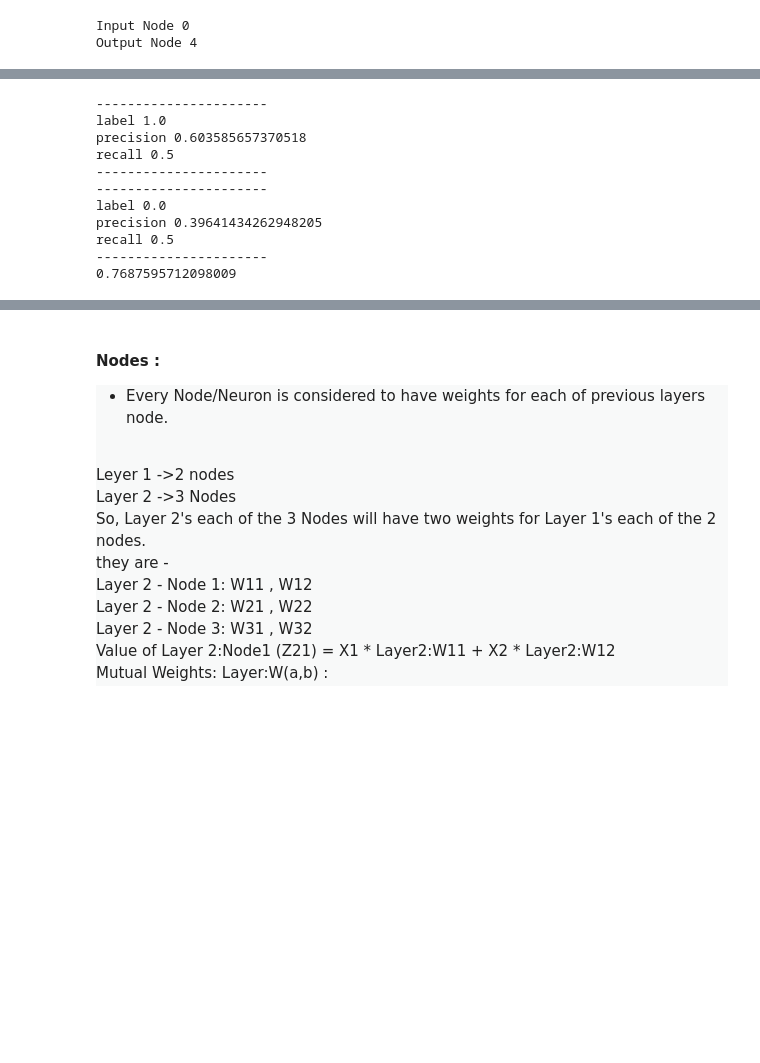
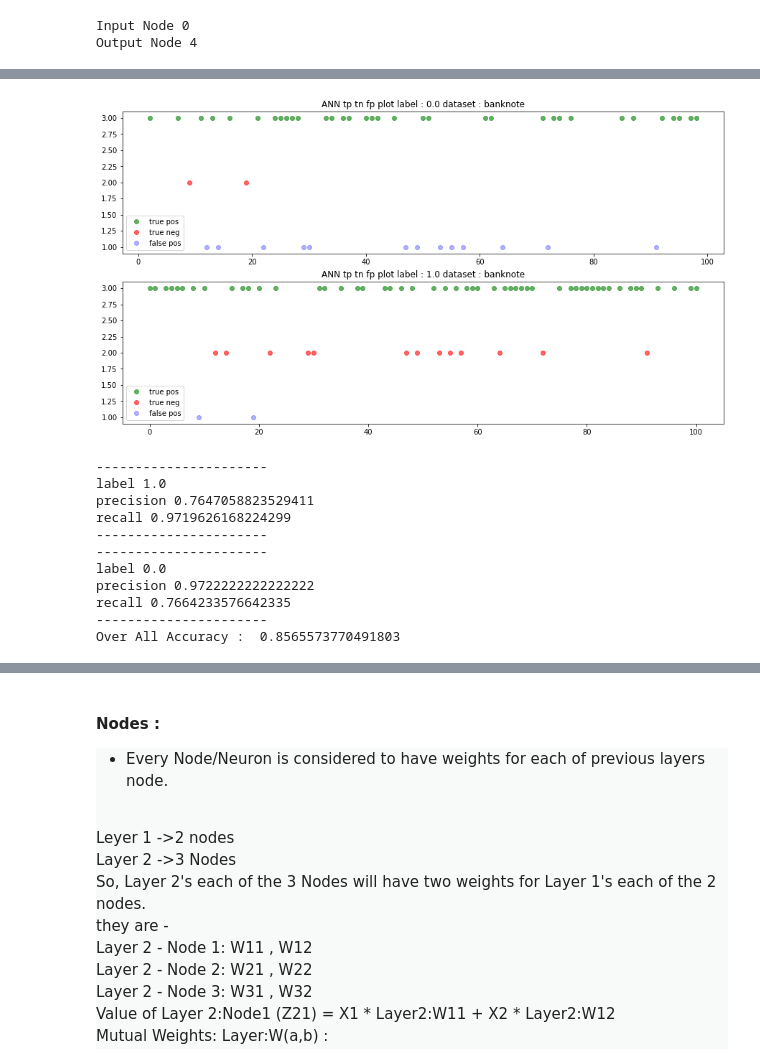
Before and after one commit to irfanhasib0/Machine-Learning, a Jupyter notebook: Machine_Learning_Algo_From_Scratch/ANN_From_Scratch_modular_class-exp.ipynb, the cells around one changed output, grey strips where cells are left out. Cells and saved outputs as stored; diff of their text form; code cells hidden in the pictures; blank space fills up the shorter version.

```diff
--- a/Machine_Learning_Algo_From_Scratch/ANN_From_Scratch_modular_class-exp.ipynb
+++ b/Machine_Learning_Algo_From_Scratch/ANN_From_Scratch_modular_class-exp.ipynb
@@ -263,8 +262,45 @@ plt.show()
+# %%
+from matplotlib import pyplot as plt
+from copy import deepcopy
+#plt.plot(result_log[['right','wrong']])
+dataset='banknote'
+
+labels=[0.0,1.0]
+result_grps=result_log.groupby('pred')
+fig,axes=plt.subplots(nrows=len(labels),figsize=(15,8))
+for i,label in enumerate(labels):
+
+    #_ndf=result_grps.get_group(label)
+    ndf= deepcopy(result_log.loc[:100])
+    ndf['tp']=np.array(((ndf.true==label) & (ndf.pred==label)),dtype=np.uint8)
+    ndf['tn']=np.array(((ndf.true!=label) & (ndf.pred==label)),dtype=np.uint8)
+    ndf['fp']=np.array(((ndf.true==label) & (ndf.pred!=label)),dtype=np.uint8)
+
+    ndf['final']=np.array(['None']*len(ndf),dtype=np.object)
+    #ndf.final[ndf.tp==1]='True_Pos'
+    #ndf.final[ndf.tn==1]='True_Neg'
+    #ndf.final[ndf.fp==1]='False_Pos'
+
+    #plt.plot(ndf.index,ndf.final)
+    axes[i].plot(ndf.tp[ndf.tp==1]*3,'go',alpha=0.6)
+    axes[i].plot(ndf.tn[ndf.tn==1]*2,'ro',alpha=0.6)
+    axes[i].plot(ndf.fp[ndf.fp==1]*1,'bo',alpha=0.3)
+    #plt.plot(result_log.loc[:100,'right'][result_log.loc[:100,'right']==0]+1.05,'ro',alpha=0.3)
+    #plt.plot(result_log.loc[:100,'right'],'go',alpha=0.3)
+    axes[i].legend(['true pos','true neg','false pos'])
+    axes[i].set_title('ANN tp tn fp plot label : '+str(label)+' dataset : '+dataset)# \n right : 1 \n wrong : 0')
+plt.savefig(dataset+'tp_fp.jpg')
+plt.show()
+# %% [output]
+[figure, added]
 # %%
 total=len(result_log)
 acc=result_log.right.sum()#,len(result_log)
 accuracy=acc/total
 labels=result_log['true'].unique()
+ldf=pd.DataFrame(data={},index=[' '])
+precisions={}
+recalls={}
 for label in labels:
     true_ind=result_log['true']==label
     false_ind=result_log['true']!=label
@@ -276,21 +312,23 @@ for label in labels:
     fp=No.wrong.sum()
     recall=tp/(tp+tn)
     precision=tp/(tp+fp)
+    precisions[label]=precision
+    recalls[label]=recall
     print('----------------------')
     print('label',label)
     print('precision',precision)
     print('recall',recall)
     print('----------------------')
-print(accuracy)
+print('Over All Accuracy : ',accuracy)
 # %% [output]
 ----------------------
 label 1.0
-precision 0.603585657370518
-recall 0.5
+precision 0.7647058823529411
+recall 0.9719626168224299
 ----------------------
 ----------------------
 label 0.0
-precision 0.39641434262948205
-recall 0.5
+precision 0.9722222222222222
+recall 0.7664233576642335
 ----------------------
-0.7687595712098009
+Over All Accuracy :  0.8565573770491803
```
Also changed, not shown: parts of 9 cells of this notebook, 2 other files.
